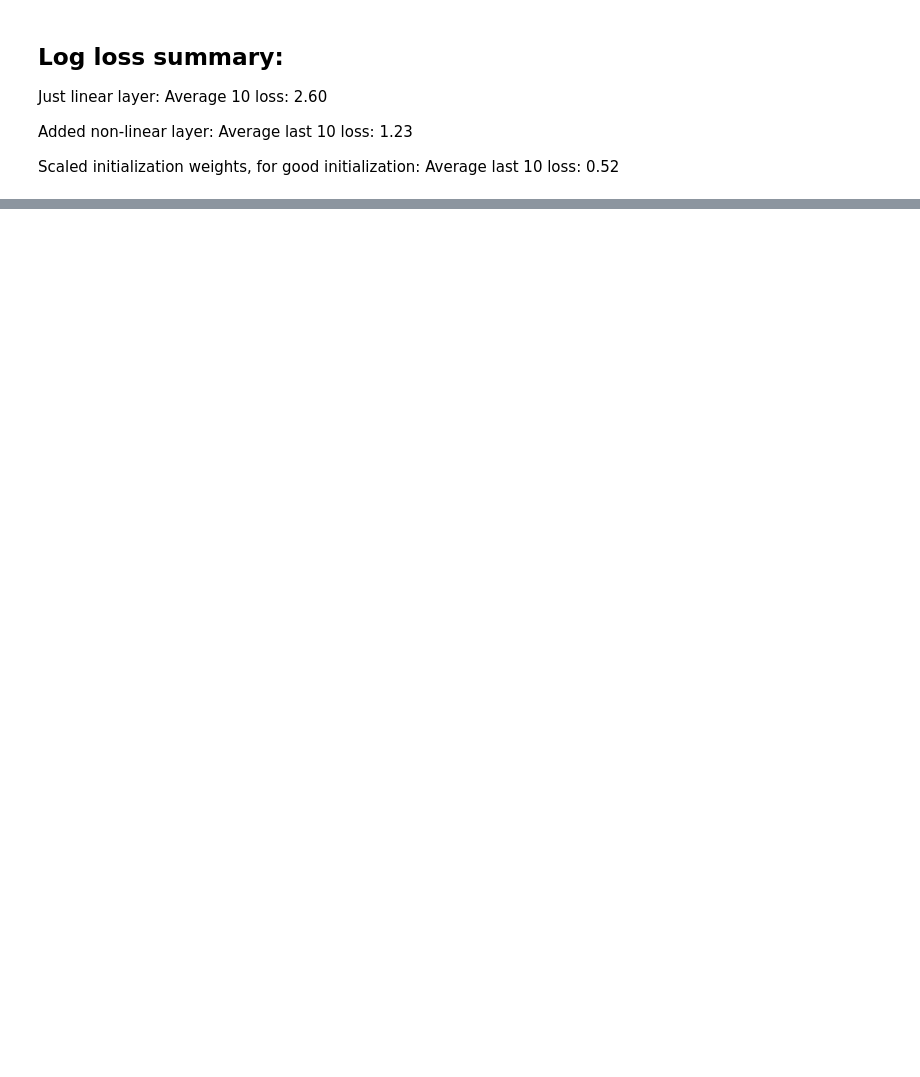
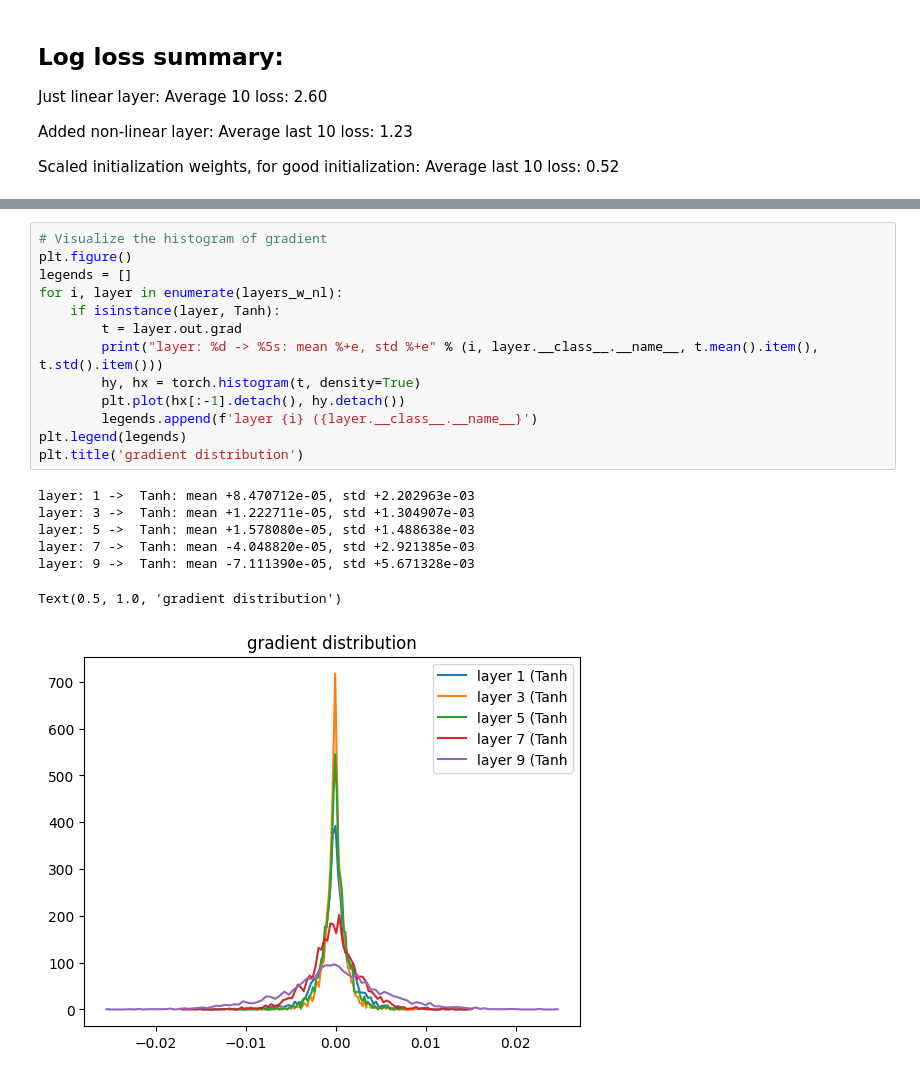
Before and after one commit to aabs7/Robot-Learning, a Jupyter notebook: llm/trigram.ipynb, the cells around one changed output, grey strips where cells are left out. Drawn from its saved outputs; the diff is of its cells as text; blank space fills up the shorter version.

```diff
--- a/llm/trigram.ipynb
+++ b/llm/trigram.ipynb
@@ -561,0 +566,21 @@ vemckjmaaasspmrrsntedpgtqtkdpmlkylcmluvfssbctanknceflmdkejkaclahaeymjeaeirdmehgg
+# %%
+# Visualize the histogram of gradient
+plt.figure()
+legends = []
+for i, layer in enumerate(layers_w_nl):
+    if isinstance(layer, Tanh):
+        t = layer.out.grad
+        print("layer: %d -> %5s: mean %+e, std %+e" % (i, layer.__class__.__name__, t.mean().item(), t.std().item()))
+        hy, hx = torch.histogram(t, density=True)
+        plt.plot(hx[:-1].detach(), hy.detach())
+        legends.append(f'layer {i} ({layer.__class__.__name__}')
+plt.legend(legends)
+plt.title('gradient distribution')
+# %% [output]
+layer: 1 ->  Tanh: mean +8.470712e-05, std +2.202963e-03
+layer: 3 ->  Tanh: mean +1.222711e-05, std +1.304907e-03
+layer: 5 ->  Tanh: mean +1.578080e-05, std +1.488638e-03
+layer: 7 ->  Tanh: mean -4.048820e-05, std +2.921385e-03
+layer: 9 ->  Tanh: mean -7.111390e-05, std +5.671328e-03
+Text(0.5, 1.0, 'gradient distribution')
+[figure, added]
```
Also changed, not shown: parts of 14 cells of this notebook.
